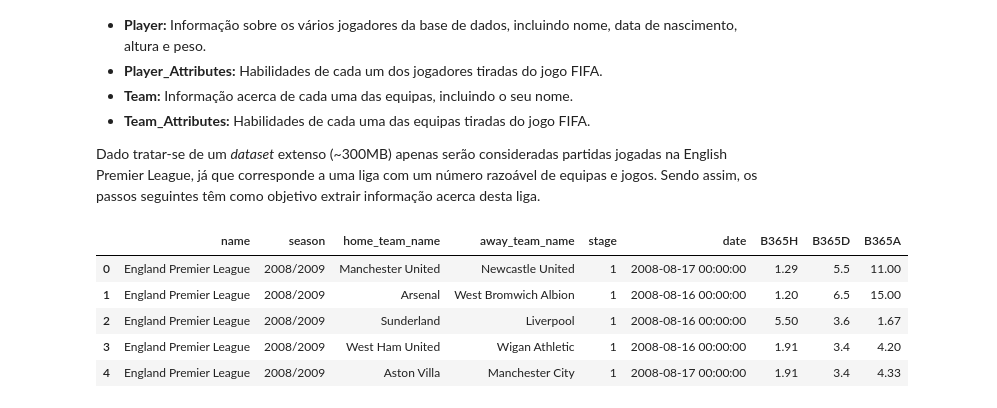
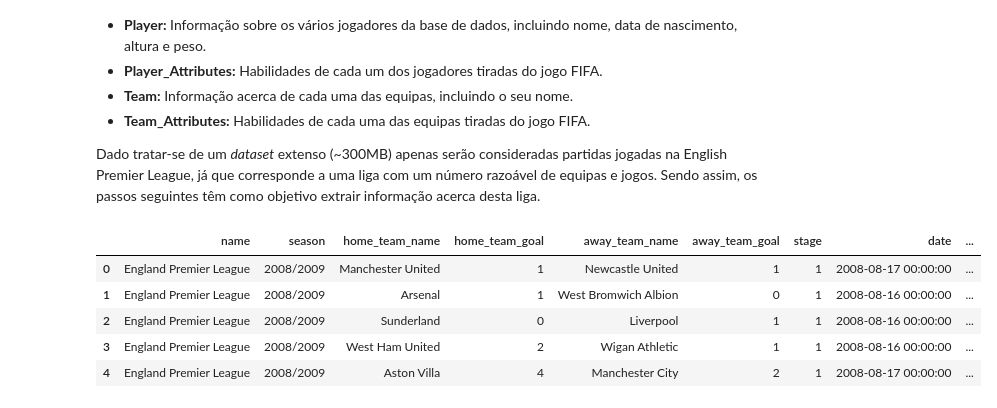
Before and after one commit to andremmori/IART-Project2, a Jupyter notebook: SoccerRegression.ipynb, the cells around one changed output. Cells and saved outputs as stored; diff of their text form; code cells hidden in the pictures.

```diff
--- a/SoccerRegression.ipynb
+++ b/SoccerRegression.ipynb
@@ -40,26 +40,14 @@ cursor.fetchall()
 
 Dado tratar-se de um _dataset_ extenso (~300MB) apenas serão consideradas partidas jogadas na English Premier League, já que corresponde a uma liga com um número razoável de equipas e jogos. Sendo assim, os passos seguintes têm como objetivo extrair informação acerca desta liga.
 # %%
-import sqlite3
 import pandas as pd
 
-conn = sqlite3.connect("soccer.db")
-
-# countries = pd.read_sql_query('select * from Country', conn)
-# countries.head()
-
-# leagues = pd.read_sql_query('select * from League', conn)
-# leagues.head()
-
-matches = pd.read_sql_query("select League.name, Match.season, T1.team_long_name as home_team_name, T2.team_long_name as away_team_name, stage, date, B365H, B365D, B365A from League, Match on (League.id = Match.league_id), Team as T1 on (T1.team_api_id = Match.home_team_api_id), Team as T2 on (T2.team_api_id = Match.away_team_api_id) where League.name = 'England Premier League'", conn)
+matches = pd.read_sql_query("select League.name, Match.season, T1.team_long_name as home_team_name, Match.home_team_goal, T2.team_long_name as away_team_name, away_team_goal, stage, date, B365H, B365D, B365A from League, Match on (League.id = Match.league_id), Team as T1 on (T1.team_api_id = Match.home_team_api_id), Team as T2 on (T2.team_api_id = Match.away_team_api_id) where League.name = 'England Premier League'", conn)
 matches.head()
-
-# teams = pd.read_sql_query('select * from Team', conn)
-# teams.head()
 # %% [output]
-|  | name | season | home_team_name | away_team_name | stage | date | B365H | B365D | B365A |
-| 0 | England Premier League | 2008/2009 | Manchester United | Newcastle United | 1 | 2008-08-17 00:00:00 | 1.29 | 5.5 | 11.00 |
-| 1 | England Premier League | 2008/2009 | Arsenal | West Bromwich Albion | 1 | 2008-08-16 00:00:00 | 1.20 | 6.5 | 15.00 |
-| 2 | England Premier League | 2008/2009 | Sunderland | Liverpool | 1 | 2008-08-16 00:00:00 | 5.50 | 3.6 | 1.67 |
-| 3 | England Premier League | 2008/2009 | West Ham United | Wigan Athletic | 1 | 2008-08-16 00:00:00 | 1.91 | 3.4 | 4.20 |
-| 4 | England Premier League | 2008/2009 | Aston Villa | Manchester City | 1 | 2008-08-17 00:00:00 | 1.91 | 3.4 | 4.33 |
+|  | name | season | home_team_name | home_team_goal | away_team_name | away_team_goal | stage | date | ... |
+| 0 | England Premier League | 2008/2009 | Manchester United | 1 | Newcastle United | 1 | 1 | 2008-08-17 00:00:00 | ... |
+| 1 | England Premier League | 2008/2009 | Arsenal | 1 | West Bromwich Albion | 0 | 1 | 2008-08-16 00:00:00 | ... |
+| 2 | England Premier League | 2008/2009 | Sunderland | 0 | Liverpool | 1 | 1 | 2008-08-16 00:00:00 | ... |
+| 3 | England Premier League | 2008/2009 | West Ham United | 2 | Wigan Athletic | 1 | 1 | 2008-08-16 00:00:00 | ... |
+| 4 | England Premier League | 2008/2009 | Aston Villa | 4 | Manchester City | 2 | 1 | 2008-08-17 00:00:00 | ... |
```
Also changed, not shown: parts of 9 cells of this notebook.
